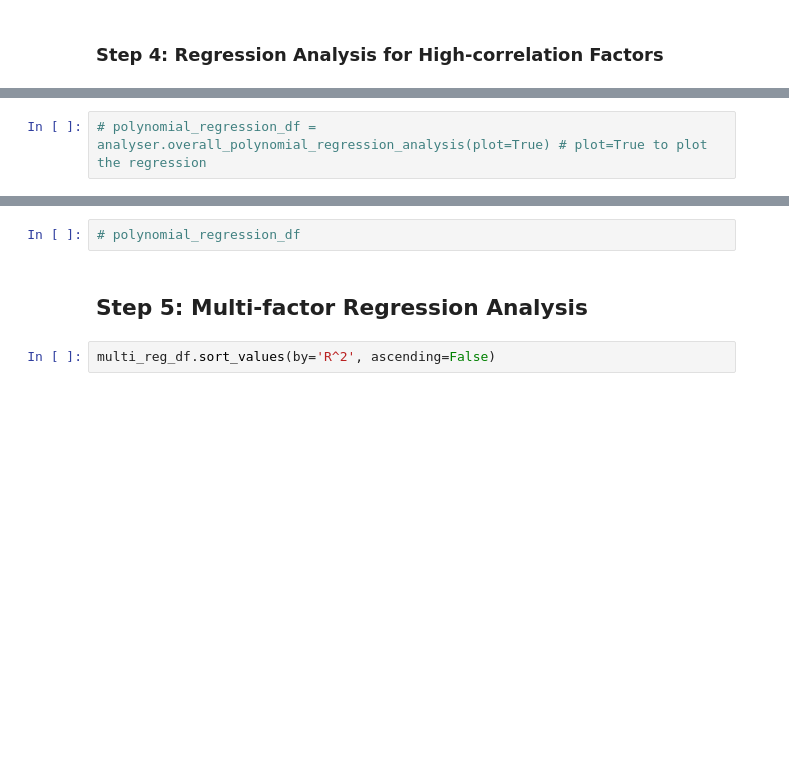
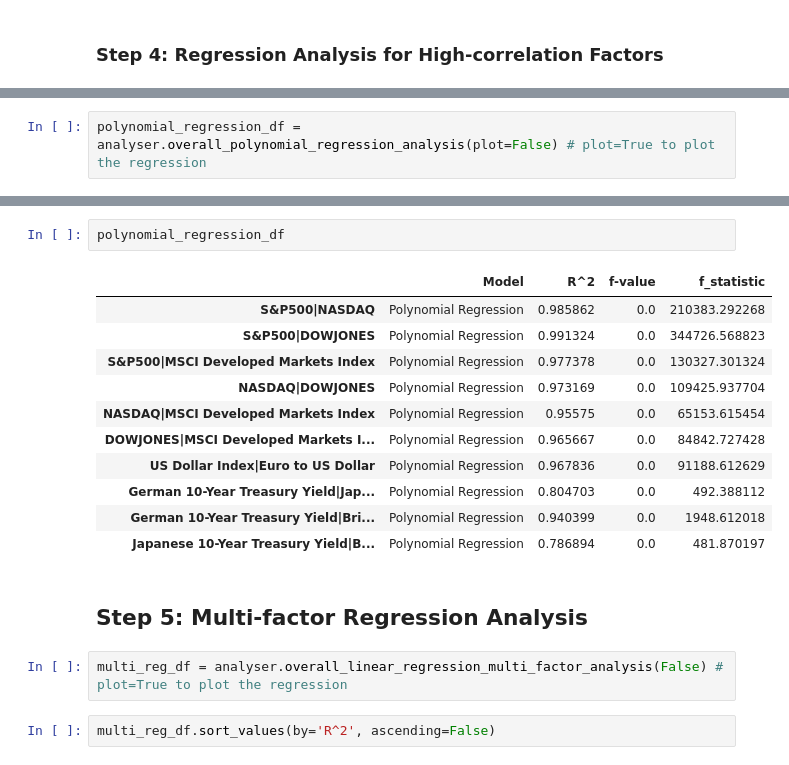
Before and after one commit to doriading/FIN523-doria, a Jupyter notebook: FIN523_MultiLinearReg_2000-01-01_2023-12-31.ipynb, the cells around one changed output, grey strips where cells are left out. Drawn from its saved outputs; the diff is of its cells as text; blank space fills up the shorter version.

```diff
--- a/FIN523_MultiLinearReg_2000-01-01_2023-12-31.ipynb
+++ b/FIN523_MultiLinearReg_2000-01-01_2023-12-31.ipynb
@@ -94,2 +126,2 @@ analyser.load_data(enable_cache=True)
 # %%
-# polynomial_regression_df = analyser.overall_polynomial_regression_analysis(plot=True) # plot=True to plot the regression
+polynomial_regression_df = analyser.overall_polynomial_regression_analysis(plot=False) # plot=True to plot the regression
@@ -96,7 +146,21 @@ analyser.load_data(enable_cache=True)
-# %%
-# polynomial_regression_df
+# %%
+polynomial_regression_df
+# %% [output]
+|  | Model | R^2 | f-value | f_statistic |
+| S&P500|NASDAQ | Polynomial Regression | 0.985862 | 0.0 | 210383.292268 |
+| S&P500|DOWJONES | Polynomial Regression | 0.991324 | 0.0 | 344726.568823 |
+| S&P500|MSCI Developed Markets Index | Polynomial Regression | 0.977378 | 0.0 | 130327.301324 |
+| NASDAQ|DOWJONES | Polynomial Regression | 0.973169 | 0.0 | 109425.937704 |
+| NASDAQ|MSCI Developed Markets Index | Polynomial Regression | 0.95575 | 0.0 | 65153.615454 |
+| DOWJONES|MSCI Developed Markets I... | Polynomial Regression | 0.965667 | 0.0 | 84842.727428 |
+| US Dollar Index|Euro to US Dollar | Polynomial Regression | 0.967836 | 0.0 | 91188.612629 |
+| German 10-Year Treasury Yield|Jap... | Polynomial Regression | 0.804703 | 0.0 | 492.388112 |
+| German 10-Year Treasury Yield|Bri... | Polynomial Regression | 0.940399 | 0.0 | 1948.612018 |
+| Japanese 10-Year Treasury Yield|B... | Polynomial Regression | 0.786894 | 0.0 | 481.870197 |
 # %% [markdown]
 ## Step 5: Multi-factor Regression Analysis
+# %%
+multi_reg_df = analyser.overall_linear_regression_multi_factor_analysis(False) # plot=True to plot the regression
 # %%
 multi_reg_df.sort_values(by='R^2', ascending=False)
 # %% [output]
```
Also changed, not shown: parts of 9 cells of this notebook, 7 other files.
